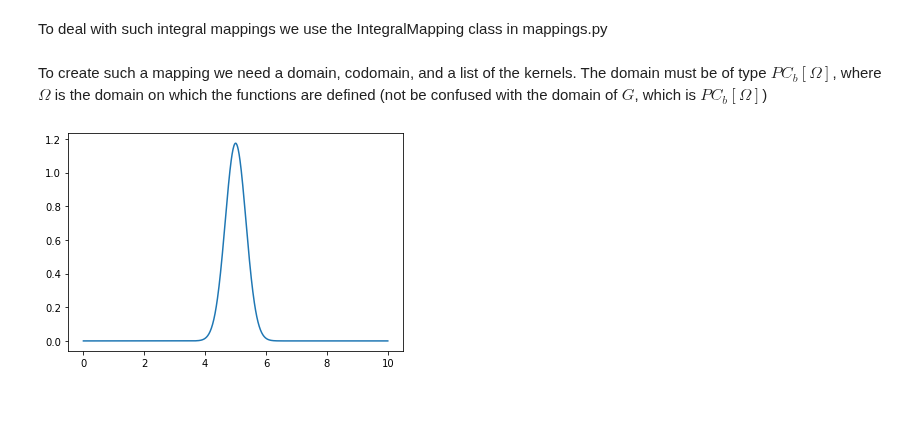
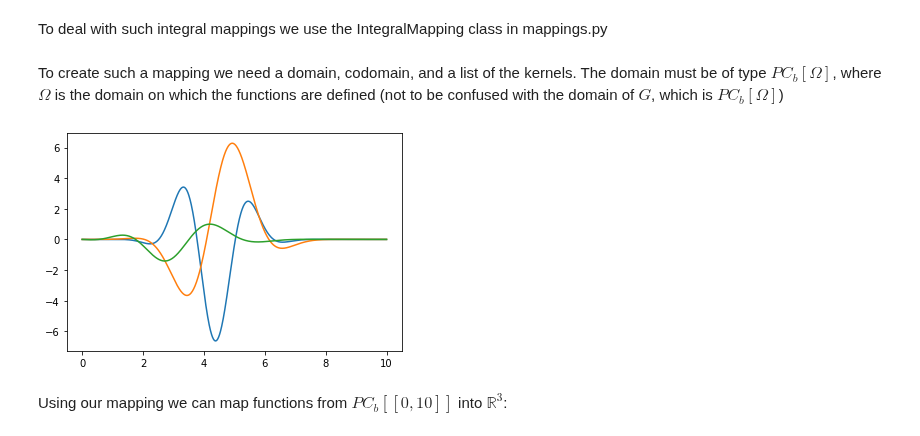
Before and after one commit to Adrian-Mag/SOLA_DLI, a Jupyter notebook: Integral_Mappings.ipynb, the cells around one changed output. Drawn from its saved outputs; the diff is of its cells as text; code cells hidden in the pictures; blank space fills up the shorter version.

```diff
--- a/Integral_Mappings.ipynb
+++ b/Integral_Mappings.ipynb
@@ -20,18 +20,25 @@ from core.aux.domains import HyperParalelipiped
 from core.aux.functions import *
 import numpy as np
 # %% [markdown]
-To create such a mapping we need a domain, codomain, and a list of the kernels. The domain must be of type $PC_b[\Omega]$, where $\Omega$ is the domain on which the functions are defined (not be confused with the domain of $G$, which is $PC_b[\Omega]$)
+To create such a mapping we need a domain, codomain, and a list of the kernels. The domain must be of type $PC_b[\Omega]$, where $\Omega$ is the domain on which the functions are defined (not to be confused with the domain of $G$, which is $PC_b[\Omega]$)
 # %%
 %matplotlib inline
 # Create a domain for the functions
 function_domain = HyperParalelipiped(bounds=[[0,10]], fineness=1000)
 # Create the model and data space
 model_space = PCb(domain=function_domain)
 data_space = RN(dimension=3)
-# Create kernels
-func = Gaussian_1D(domain=function_domain, center=5, width=2)
-func.plot()
-
-# G = IntegralMapping(domain=model_space, codomain=data_space, kernels=kernels)
+# Create kernels and plot them
+kernels = []
+for index in range(data_space.dimension):
+    kernels.append(NormalModes_1D(domain=function_domain,
+                                  order=2, spread=1,
+                                  max_freq=10, seed=index))
+    plt.plot(function_domain.mesh,
+             kernels[index].evaluate(function_domain.mesh)[1])
+plt.show()
+G = IntegralMapping(domain=model_space, codomain=data_space, kernels=kernels)
 # %% [output]
-[figure, old version]
+[figure, new version]
+# %% [markdown]
+Using our mapping we can map functions from $PC_b[[0,10]]$ into $\mathbb{R}^3$:
```
Also changed, not shown: parts of 3 cells of this notebook, 3 other files.
